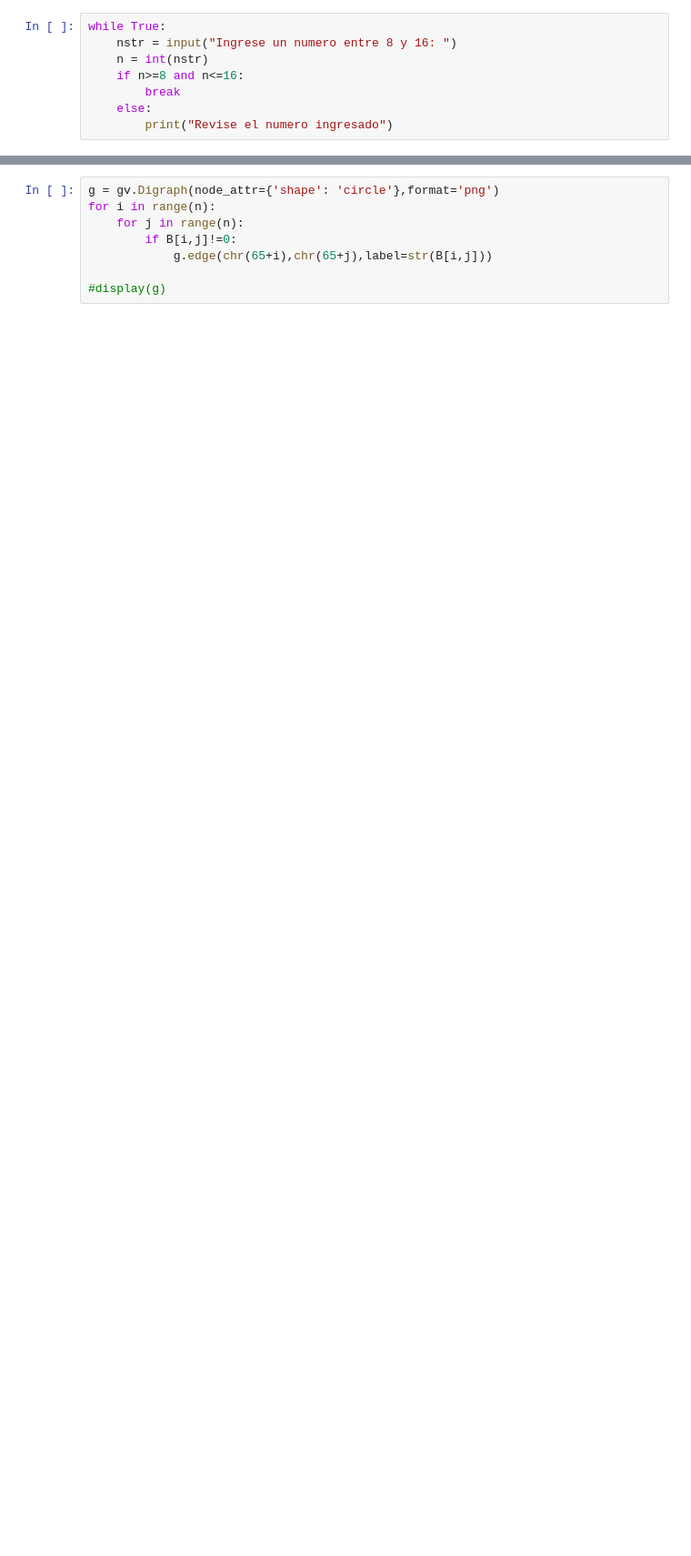
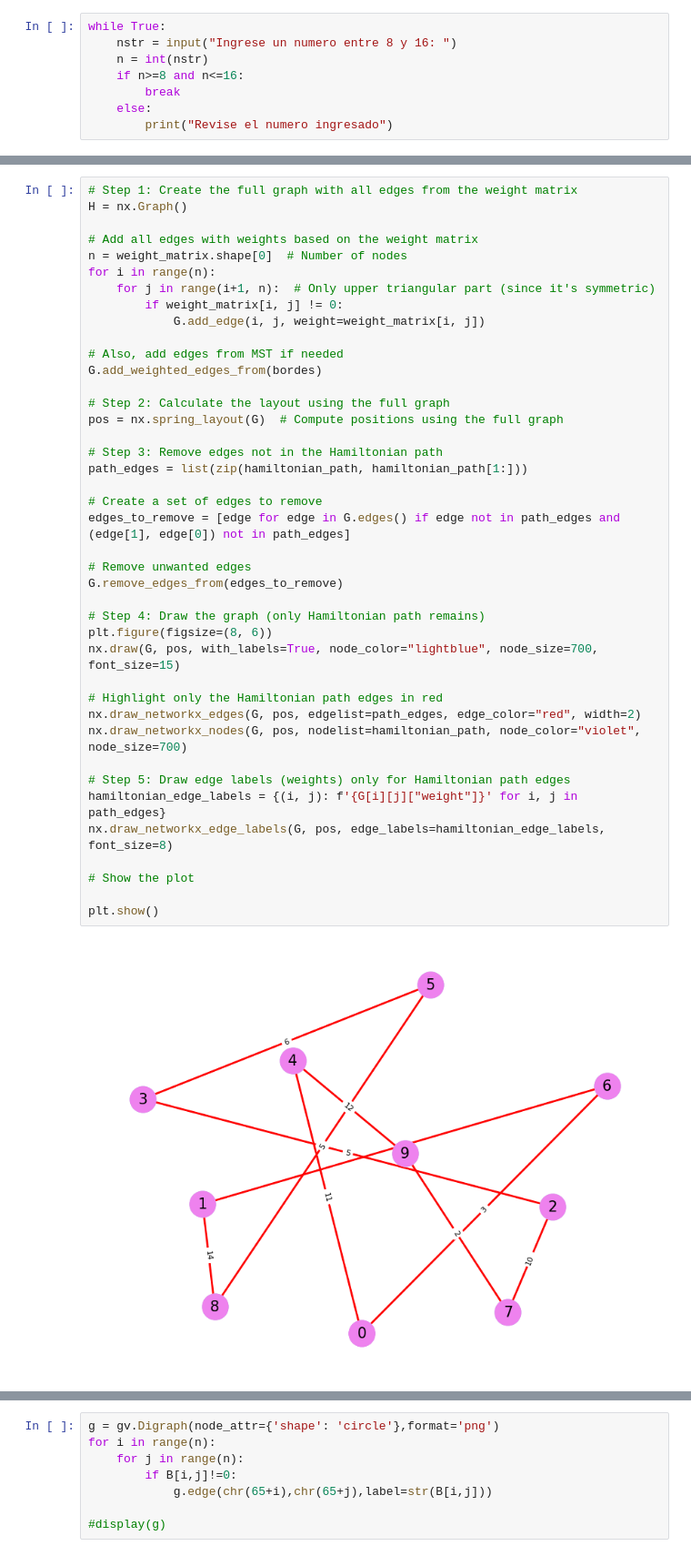
Before and after one commit to Dreelliot/TPGrupo7, a Jupyter notebook: TP_AgenteViajero.ipynb, the cells around one changed output, grey strips where cells are left out. Shown at 91% size. Drawn from its saved outputs; the diff is of its cells as text; blank space fills up the shorter version.

```diff
--- a/TP_AgenteViajero.ipynb
+++ b/TP_AgenteViajero.ipynb
@@ -105,3 +148,46 @@ print(preO,"\n",peso)
+# %%
+# Step 1: Create the full graph with all edges from the weight matrix
+H = nx.Graph()
+
+# Add all edges with weights based on the weight matrix
+n = weight_matrix.shape[0]  # Number of nodes
+for i in range(n):
+    for j in range(i+1, n):  # Only upper triangular part (since it's symmetric)
+        if weight_matrix[i, j] != 0:
+            G.add_edge(i, j, weight=weight_matrix[i, j])
+
+# Also, add edges from MST if needed
+G.add_weighted_edges_from(bordes)
+
+# Step 2: Calculate the layout using the full graph
+pos = nx.spring_layout(G)  # Compute positions using the full graph
+
+# Step 3: Remove edges not in the Hamiltonian path
+path_edges = list(zip(hamiltonian_path, hamiltonian_path[1:]))
+
+# Create a set of edges to remove
+edges_to_remove = [edge for edge in G.edges() if edge not in path_edges and (edge[1], edge[0]) not in path_edges]
+
+# Remove unwanted edges
+G.remove_edges_from(edges_to_remove)
+
+# Step 4: Draw the graph (only Hamiltonian path remains)
+plt.figure(figsize=(8, 6))
+nx.draw(G, pos, with_labels=True, node_color="lightblue", node_size=700, font_size=15)
+
+# Highlight only the Hamiltonian path edges in red
+nx.draw_networkx_edges(G, pos, edgelist=path_edges, edge_color="red", width=2)
+nx.draw_networkx_nodes(G, pos, nodelist=hamiltonian_path, node_color="violet", node_size=700)
+
+# Step 5: Draw edge labels (weights) only for Hamiltonian path edges
+hamiltonian_edge_labels = {(i, j): f'{G[i][j]["weight"]}' for i, j in path_edges}
+nx.draw_networkx_edge_labels(G, pos, edge_labels=hamiltonian_edge_labels, font_size=8)
+
+# Show the plot
+
+plt.show()
+# %% [output]
+[figure, added]
 # %%
 def crearGrafo(n,preO):
     nd = gv.Digraph(node_attr={'shape': 'circle'},format='png')
```
Also changed, not shown: parts of 6 cells of this notebook.
